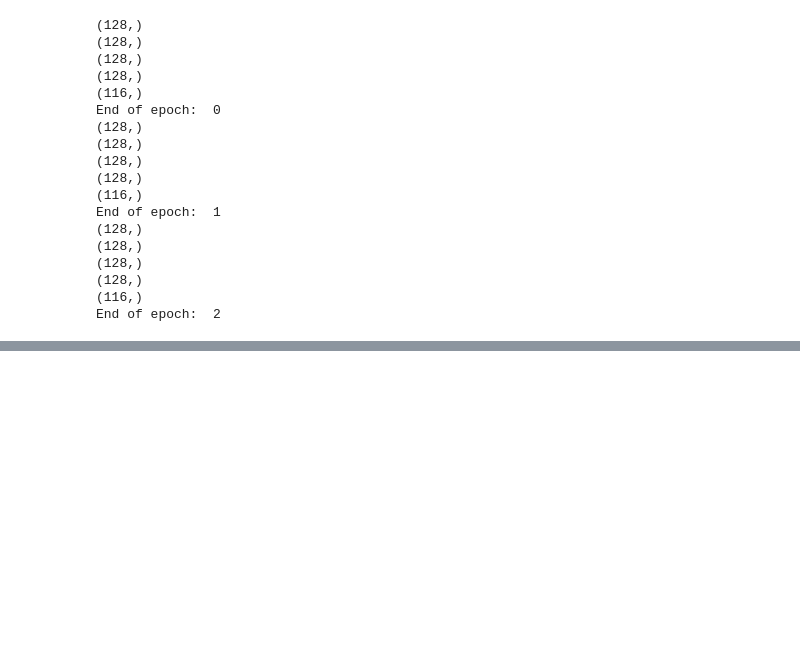
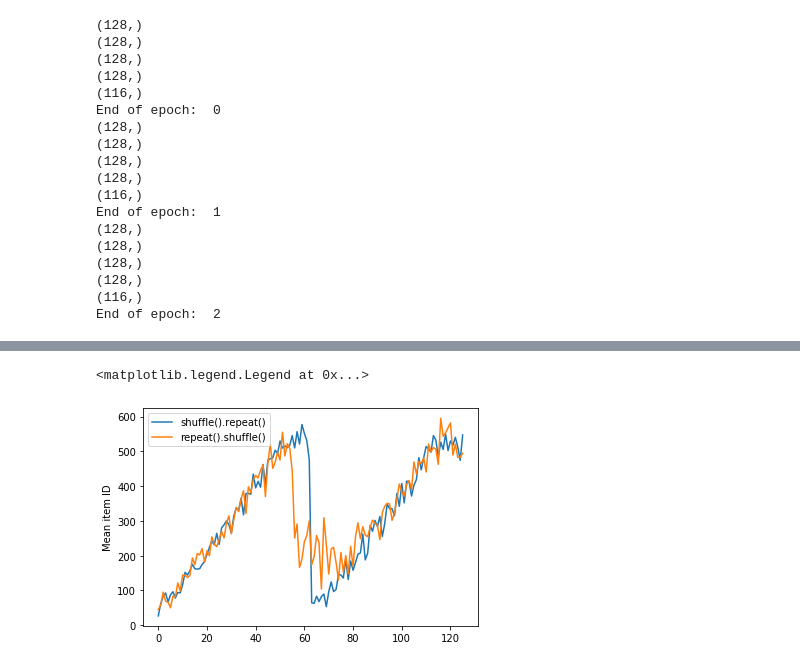
Before and after one commit to Ilevk/TIL, a Jupyter notebook: Python/Machine Learning/Tensorflow/Tensorflow_Tutorials/tf.data.ipynb, the cells around one changed output, grey strips where cells are left out. Saved outputs shown, nothing was run; the diff lists cells and outputs as text; code cells hidden in the pictures; blank space fills up the shorter version.

```diff
--- a/Python/Machine Learning/Tensorflow/Tensorflow_Tutorials/tf.data.ipynb
+++ b/Python/Machine Learning/Tensorflow/Tensorflow_Tutorials/tf.data.ipynb
@@ -791,0 +846,7 @@ End of epoch:  2
+# %%
+dataset = tf.data.Dataset.zip((counter, lines))
+shuffled = dataset.repeat(2).shuffle(buffer_size=100).batch(10)
+
+print('에폭의 경계에 있는 아이템 ID:\n')
+for n, line_Batch in shuffled.skip(55).take(15):
+    print(n.numpy())
@@ -791,0 +871,10 @@ End of epoch:  2
+# %%
+repeat_shuffle = [n.numpy().mean() for n, line_batch in shuffled]
+
+plt.plot(shuffle_repeat, label='shuffle().repeat()')
+plt.plot(repeat_shuffle, label='repeat().shuffle()')
+plt.ylabel('Mean item ID')
+plt.legend()
+# %% [output]
+<matplotlib.legend.Legend at 0x...>
+[figure, added]
```
Also changed, not shown: parts of 16 cells of this notebook.
